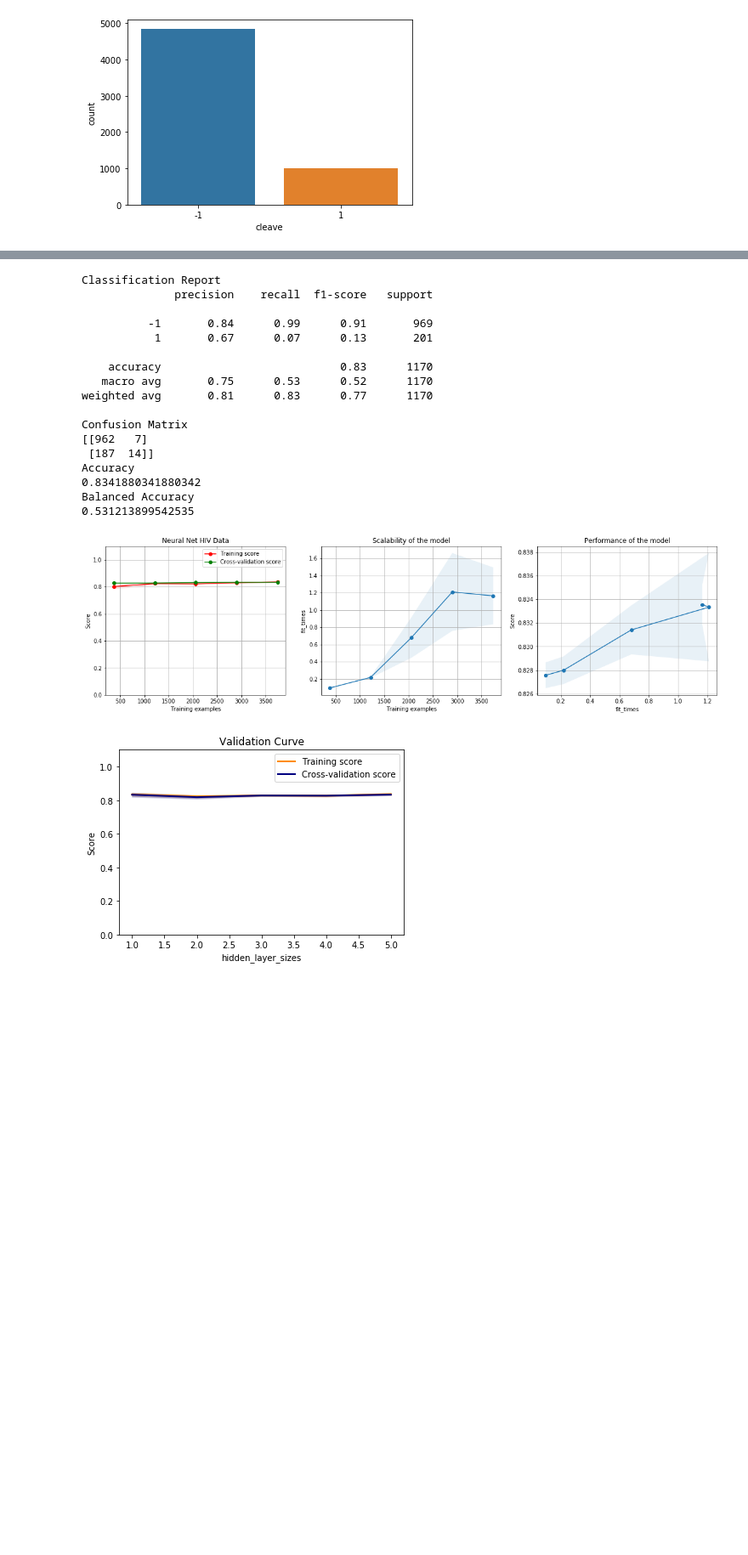
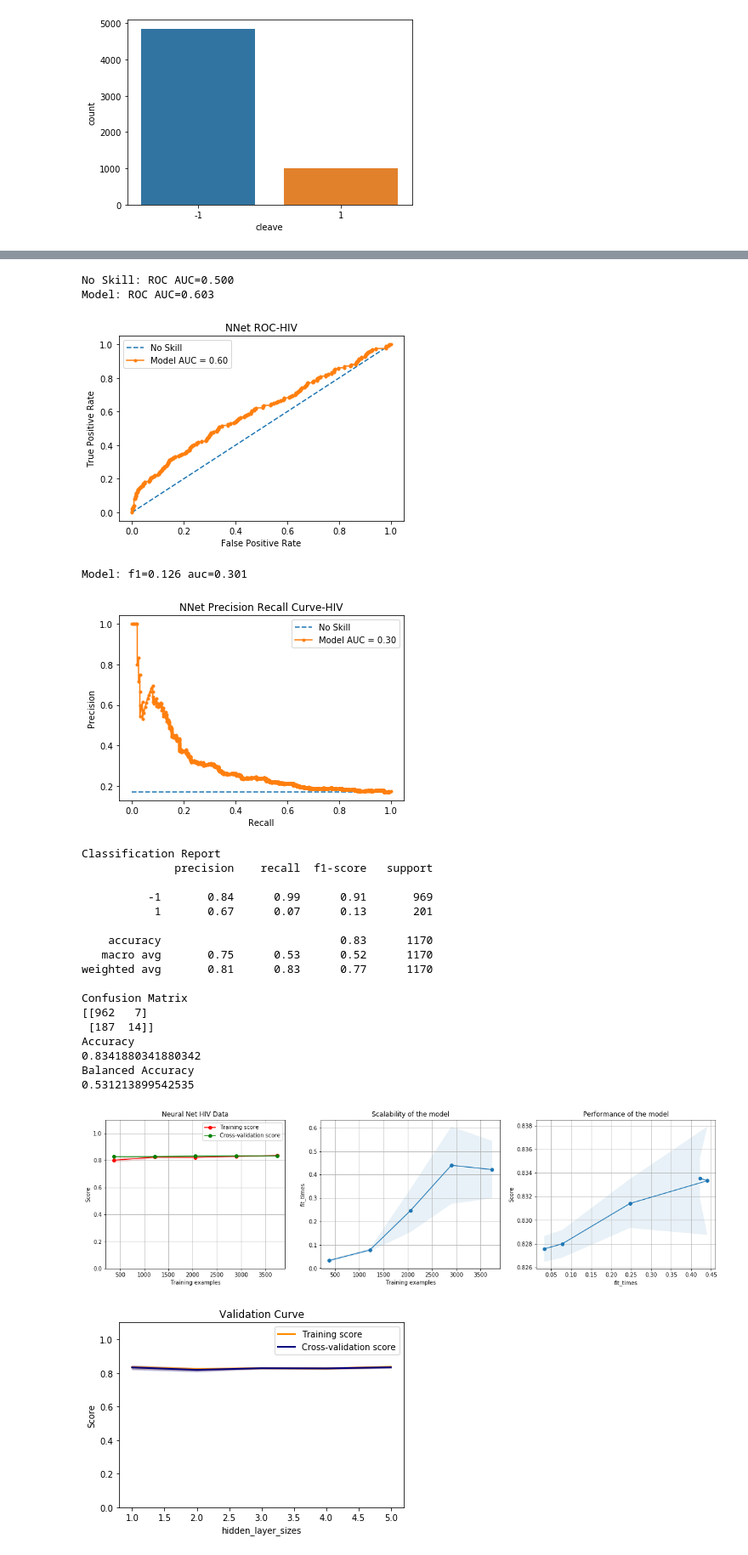
Before and after one commit to pparr/ml-supervised-learning, a Jupyter notebook: tuning/NNet_gridsearch_hiv.ipynb, the cells around one changed output, grey strips where cells are left out. Shown: that part at 85% size. Drawn from its saved outputs; the diff is of its cells as text; code cells hidden in the pictures; blank space fills up the shorter version.

Commit message:
adding utility and ROC to NNet

```diff
--- a/tuning/NNet_gridsearch_hiv.ipynb
+++ b/tuning/NNet_gridsearch_hiv.ipynb
@@ -77,48 +78,57 @@ MLPClassifier(activation='relu', alpha=0.01, batch_size='auto', beta_1=0.9,
 # %%
 # test
 y_predict = clf.predict(x_test)
 
+# ROC
+plot_roc(clf, x_test, y_test, y_predict, 'NNet ROC-HIV')
+# Recall_precision_curve
+plot_precision_recall_curve(clf, x_test, y_test, y_predict, 'NNet Precision Recall Curve-HIV')
 
 # how did we do? Comparing y_test and predicted values
 print('Classification Report')
 print(classification_report(y_test, y_predict,zero_division=1))
 print('Confusion Matrix')
 # how to interpret: https://towardsdatascience.com/handling-imbalanced-datasets-in-machine-learning-7a0e84220f28
 print(confusion_matrix(y_test, y_predict))
 print('Accuracy')
 print(accuracy_score(y_test, y_predict))
 
 # for unbalanced data
 print('Balanced Accuracy')
 print(balanced_accuracy_score(y_test, y_predict))
 
 # 1.1 so I can see the top of the plot
 plot_learning_curve(clf, "Neural Net HIV Data", x_train, y_train, ylim=[0,1.1])
 
 # filter warnings
 
 import warnings
 from sklearn.exceptions import ConvergenceWarning
 warnings.filterwarnings("ignore", category=ConvergenceWarning)
 # %% [output]
-Classification Report
-              precision    recall  f1-score   support
-
-          -1       0.84      0.99      0.91       969
-           1       0.67      0.07      0.13       201
-
-    accuracy                           0.83      1170
-   macro avg       0.75      0.53      0.52      1170
-weighted avg       0.81      0.83      0.77      1170
-
-Confusion Matrix
-[[962   7]
- [187  14]]
-Accuracy
-0.8341880341880342
-Balanced Accuracy
-0.531213899542535
+No Skill: ROC AUC=0.500
+Model: ROC AUC=0.603
-[figure, old version]
+[figure, new version]
+Model: f1=0.126 auc=0.301
+[figure, added]
+Classification Report
+              precision    recall  f1-score   support
+
+          -1       0.84      0.99      0.91       969
+           1       0.67      0.07      0.13       201
+
+    accuracy                           0.83      1170
+   macro avg       0.75      0.53      0.52      1170
+weighted avg       0.81      0.83      0.77      1170
+
+Confusion Matrix
+[[962   7]
+ [187  14]]
+Accuracy
+0.8341880341880342
+Balanced Accuracy
+0.531213899542535
+[figure, added]
 # %%
 plot_model_complexity_analysis(clf, 'hidden_layer_sizes', np.arange(1, 6), 'NN_HIV', x_train, y_train)
 # %% [output]
```
Also changed, not shown: parts of 5 cells of this notebook, 7 other files.
